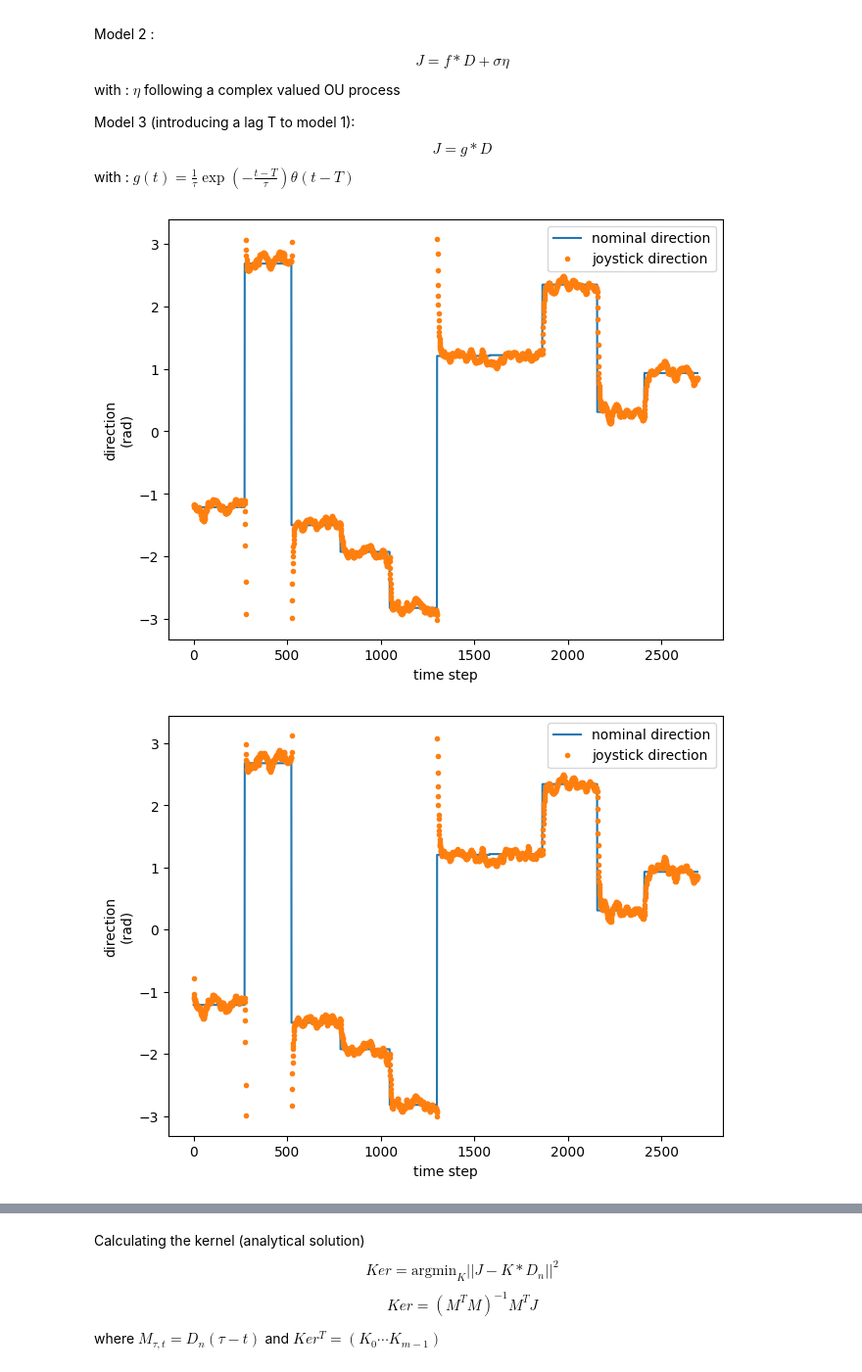
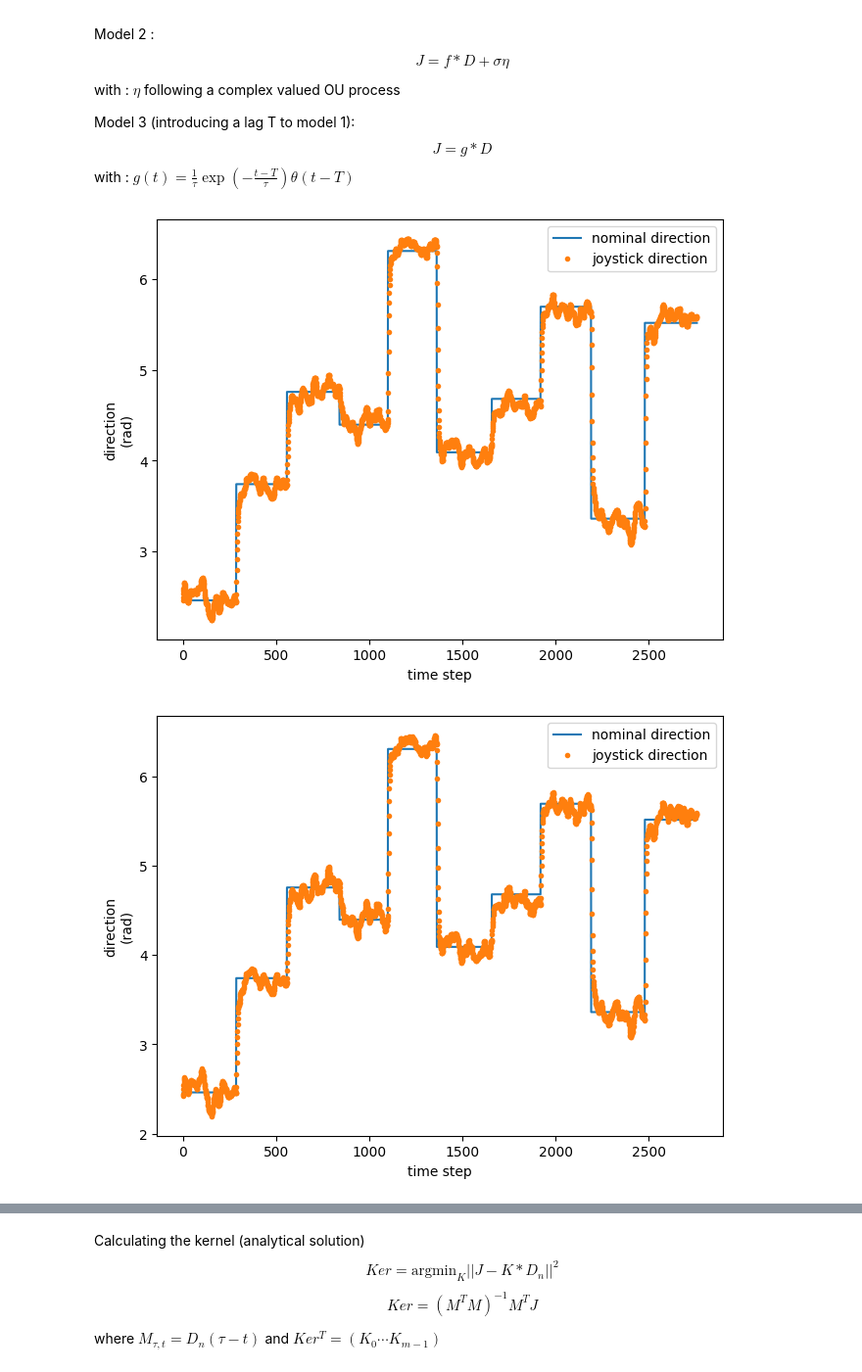
Before and after one commit to SocCog-Team/CPR-modeling, a Jupyter notebook: PhD_jupyter.ipynb, the cells around one changed output, grey strips where cells are left out. Shown: that part at 98% size. Cells and saved outputs as stored; diff of their text form; code cells hidden in the pictures.

Commit message:
unwrap

```diff
--- a/PhD_jupyter.ipynb
+++ b/PhD_jupyter.ipynb
@@ -42,25 +42,25 @@ d_n_mat = D_n_matrix(D_n,n) #D_n[a:b]
 # %%
 #plot J and direction in same fig
 fig, ax = plt.subplots(constrained_layout=True)
-ax.plot(np.angle(D_n),label= 'nominal direction')
-ax.plot(np.angle(J1),'.',label= 'joystick direction')
+ax.plot(np.unwrap(np.angle(D_n)),label= 'nominal direction')
+ax.plot(np.unwrap(np.angle(J1)),'.',label= 'joystick direction')
 ax.legend()
 ax.set_xlabel('time step')
 ax.set_ylabel('direction\n(rad)')
 plt.show()
 # %% [output]
-[figure, old version]
+[figure, new version]
 # %%
 #plot J and direction in same fig
 fig, ax = plt.subplots(constrained_layout=True)
-ax.plot(np.angle(D_n),label= 'nominal direction')
-ax.plot(np.angle(J2),'.',label= 'joystick direction')
+ax.plot(np.unwrap(np.angle(D_n)),label= 'nominal direction')
+ax.plot(np.unwrap(np.angle(J2)),'.',label= 'joystick direction')
 ax.legend()
 ax.set_xlabel('time step')
 ax.set_ylabel('direction\n(rad)')
 plt.show()
 # %% [output]
-[figure, old version]
+[figure, new version]
 # %%
 #plot J and direction in same fig
 fig, ax = plt.subplots(constrained_layout=True)
```
Also changed, not shown: parts of 1 cell of this notebook.
